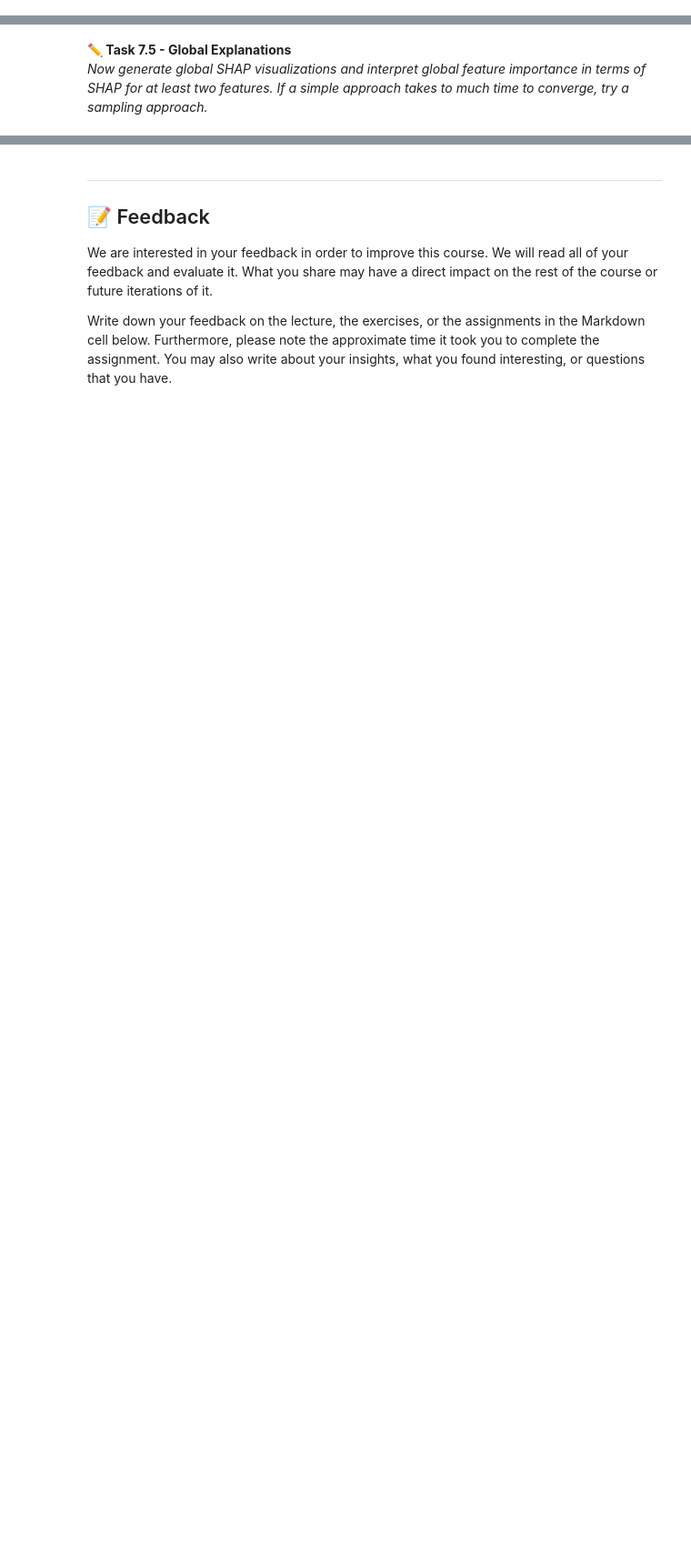
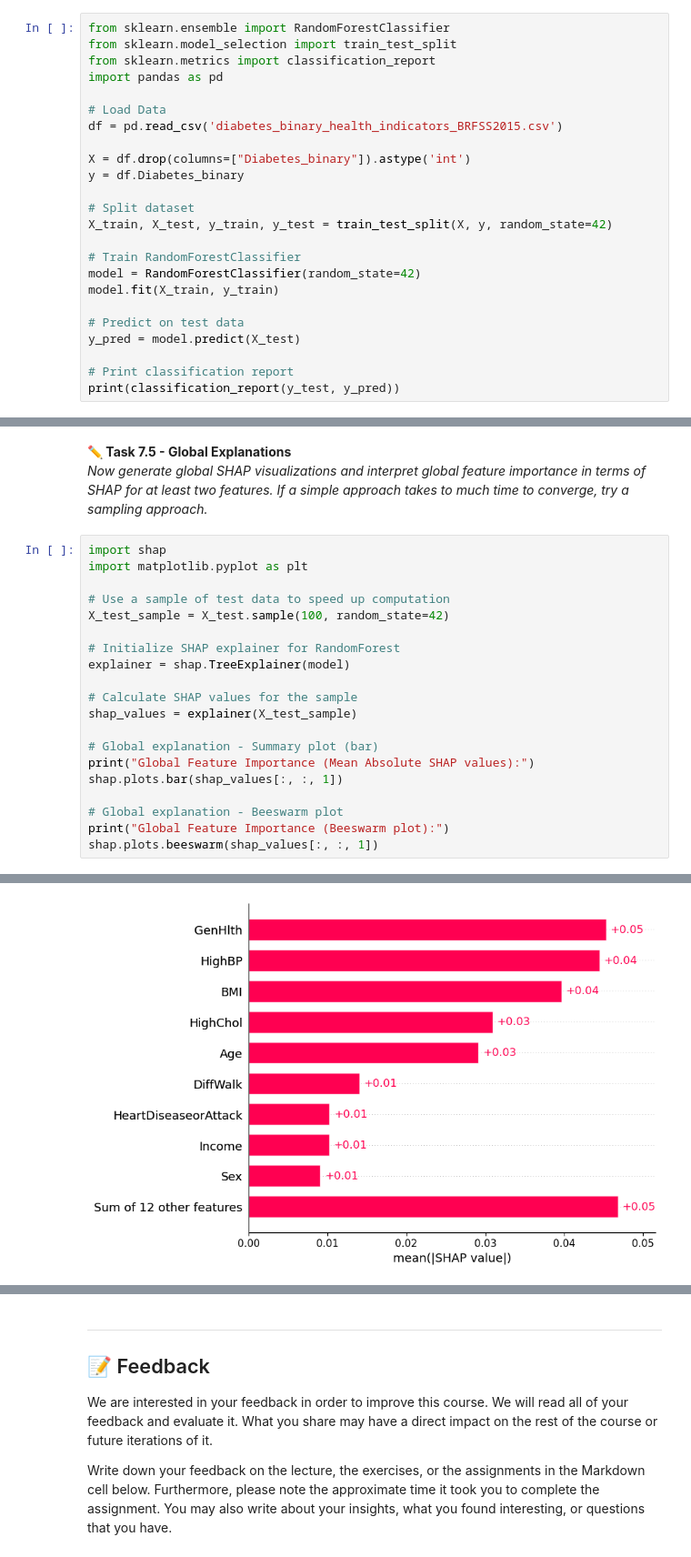
Before and after one commit to avikdas191/human-centered-analytics, a Jupyter notebook: week_06/assignment_06/assignment_06.ipynb, the cells around one changed output, grey strips where cells are left out. Shown at 91% size. Drawn from its saved outputs; the diff is of its cells as text; blank space fills up the shorter version.

```diff
--- a/week_06/assignment_06/assignment_06.ipynb
+++ b/week_06/assignment_06/assignment_06.ipynb
@@ -152,3 +327,27 @@ print(classification_report(y_test, y_pred))
     accuracy                           0.87     63420
    macro avg       0.71      0.59      0.61     63420
 weighted avg       0.84      0.87      0.84     63420
+# %%
+from sklearn.ensemble import RandomForestClassifier
+from sklearn.model_selection import train_test_split
+from sklearn.metrics import classification_report
+import pandas as pd
+
+# Load Data
+df = pd.read_csv('diabetes_binary_health_indicators_BRFSS2015.csv')
+
+X = df.drop(columns=["Diabetes_binary"]).astype('int')
+y = df.Diabetes_binary
+
+# Split dataset
+X_train, X_test, y_train, y_test = train_test_split(X, y, random_state=42)
+
+# Train RandomForestClassifier
+model = RandomForestClassifier(random_state=42)
+model.fit(X_train, y_train)
+
+# Predict on test data
+y_pred = model.predict(X_test)
+
+# Print classification report
+print(classification_report(y_test, y_pred))
@@ -170,3 +453,24 @@ Your interpretation here:
 # %% [markdown]
 **✏️ Task 7.5 - Global Explanations**
 *Now generate global SHAP visualizations and interpret global feature importance in terms of SHAP for at least two features. If a simple approach takes to much time to converge, try a sampling approach.*
+# %%
+import shap
+import matplotlib.pyplot as plt
+
+# Use a sample of test data to speed up computation
+X_test_sample = X_test.sample(100, random_state=42)
+
+# Initialize SHAP explainer for RandomForest
+explainer = shap.TreeExplainer(model)
+
+# Calculate SHAP values for the sample
+shap_values = explainer(X_test_sample)
+
+# Global explanation - Summary plot (bar)
+print("Global Feature Importance (Mean Absolute SHAP values):")
+shap.plots.bar(shap_values[:, :, 1])
+
+# Global explanation - Beeswarm plot
+print("Global Feature Importance (Beeswarm plot):")
+shap.plots.beeswarm(shap_values[:, :, 1])
+# %% [output]
@@ -172,0 +478 @@ Your interpretation here:
+[figure, added]
```
Also changed, not shown: parts of 14 cells of this notebook.
